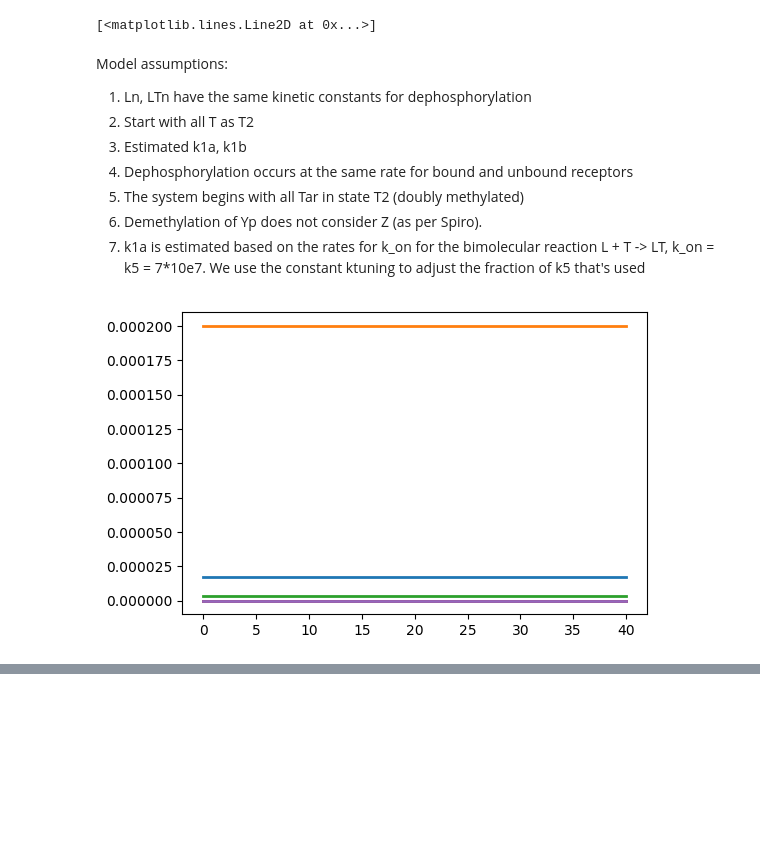
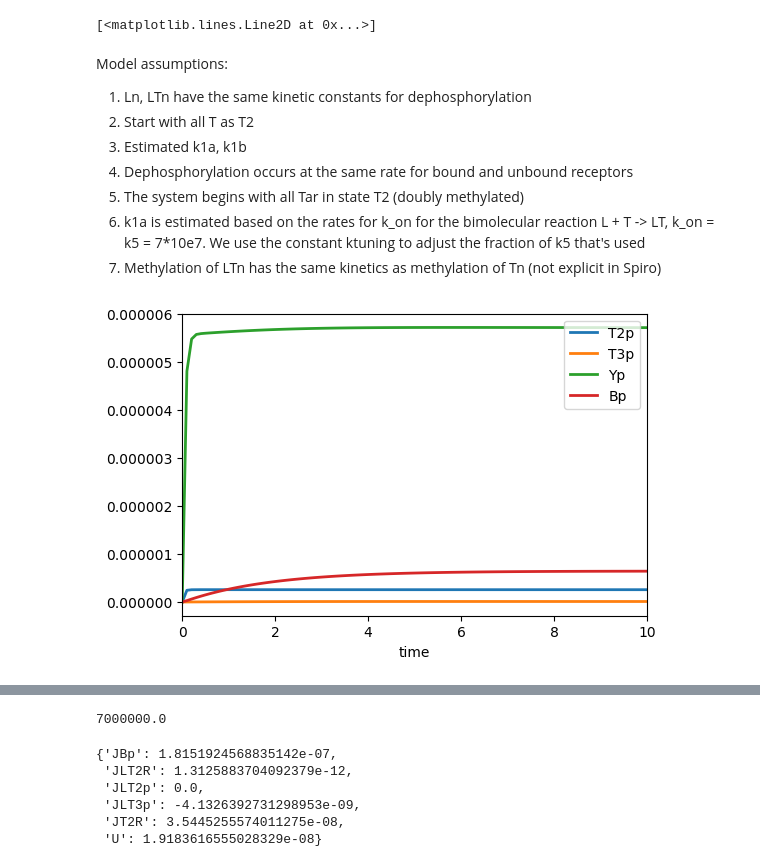
Before and after one commit to ScienceStacks/BioCellControl, a Jupyter notebook: Analysis/chemotaxis.ipynb, the cells around one changed output, grey strips where cells are left out. Drawn from its saved outputs; the diff is of its cells as text; code cells hidden in the pictures; blank space fills up the shorter version.

```diff
--- a/Analysis/chemotaxis.ipynb
+++ b/Analysis/chemotaxis.ipynb
@@ -25,9 +25,9 @@ Model assumptions:
 3. Estimated k1a, k1b
 4. Dephosphorylation occurs at the same rate for bound and unbound receptors
 5. The system begins with all Tar in state T2 (doubly methylated)
-6. Demethylation of Yp does not consider Z (as per Spiro).
-7. k1a is estimated based on the rates for k_on for the bimolecular reaction L + T -> LT, k_on = k5 = 7*10e7.
+6. k1a is estimated based on the rates for k_on for the bimolecular reaction L + T -> LT, k_on = k5 = 7*10e7.
    We use the constant ktuning to adjust the fraction of k5 that's used
+7. Methylation of LTn has the same kinetics as methylation of Tn (not explicit in Spiro)
 # %%
 %matplotlib inline
 import tellurium as te
@@ -43,11 +43,18 @@ rr = te.loada('''
       LT3R -> LT4 + R; k4c*LT3R
       #   Details of Tn + R <-> TnR
       T2R -> T2 + R; k1a*T2R
-      T2 + R -> T2R; k1b*T2*R
+JT2R: T2 + R -> T2R; k1b*T2*R
       T3R -> T3 + R; k2a*T3R
       T3 + R -> T3R; k2b*T3*R
       T4R -> T4 + R; k3a*T4R
       T4 + R -> T4R; k3b*T4*R
+      #   Details of LTn + R <-> LTnR (not in Spiro)
+      LT2R -> LT2 + R; k1a*LT2R
+JLT2R: LT2 + R -> LT2R; k1b*LT2*R
+      LT3R -> LT3 + R; k2a*LT3R
+      LT3 + R -> LT3R; k2b*LT3*R
+      LT4R -> LT4 + R; k3a*LT4R
+      LT4 + R -> LT4R; k3b*LT4*R
       # Demethylation reactions
       T3 + Bp -> T2 + Bp; k_1*T3*Bp
       T4 + Bp -> T3 + Bp; k_2*T4*Bp
@@ -57,15 +64,15 @@ rr = te.loada('''
       L + T2 -> LT2; k5*T2*L
       L + T3 -> LT3; k5*T3*L
       L + T4 -> LT4; k5*T4*L
-      LT2 -> T2 + L; k_5*LT2
+   U: LT2 -> T2 + L; k_5*LT2
       LT3 -> T3 + L; k_5*LT3
       LT4 -> T4 + L; k_5*LT4
       # Autophosphorylation reactions
       T2 -> T2p; k8*T2
-      T3 -> T3p; k9*T2
-      T4 -> T4p; k10*T2
-      LT2 -> LT2p; k11*LT2
-      LT3 -> LT3p; k12*LT3
+      T3 -> T3p; k9*T3
+      T4 -> T4p; k10*T4
+JLT2p: LT2 -> LT2p; k11*LT2
+JLT3p: LT3 -> LT3p; k12*LT3
       LT4 -> LT4p; k13*LT4
       # B phosphorylations
       T2p + B -> T2 + Bp; kb*T2p*B
@@ -82,12 +89,12 @@ rr = te.loada('''
       LT3p + Y -> LT3 + Yp; ky*LT3p*Y
       LT4p + Y -> LT4 + Yp; ky*LT4p*Y
       # B & Y dephosphorylations
-      Bp -> B; k_b*Bp
+ JBp: Bp -> B; k_b*Bp
       Yp + Z -> Y + Z; k_y*Yp*Z
       # CONSTANTS from Table 3, except k1a (which is noted above).
-      k1a = 10*10e6
-      ktuning = 0.9
+      ktuning = 1
       k1b = ktuning*k5
+      k1a = 1.7e-6*1/k1b
       k2a = k1a
       k2b = k1b
       k3a = k1a
@@ -96,50 +103,55 @@ rr = te.loada('''
       k2c = 0.1*k1c
       k3c = 30*k2c
       k4c = k3c
-      k5  = 7*10e7
+      k5  = 7e7
       k_5 = 70
-      k_1 = 4*10e5
-      k_2 = 3*10e4
+      k_1 = 4e5
+      k_2 = 3e4
       k_3 = k_1
       k_4 = k_2
       k8 = 15
       k9 = 3*k8
       k10 = 3.2*k8
       k11 = 0
       k12 = 1.1*k8
       k13 = 0.72*k10
-      kb = 8*10e5
-      ky = 3*10e7
+      kb = 8e5
+      ky = 3e7
       k_b = 0.35
-      k_y = 5*10e5
+      k_y = 5e5
       # INITIAL VALUES from Table 2
-      T2 = 8*10e-6
-      R = 0.3*10e-6
-      B = 1.7*10e-6
-      Y = 20*10e-6
+      T2 = 8e-6
+      R = 0.3e-6
+      B = 1.7e-6
+      Y = 20e-6
       T2R = 0
       T3R = 0
       LT2R = 0
       LT3R = 0
+      L = 0.11e-3
       L = 0
-      T2 = 0
       T3 = 0
       T4 = 0
       LT2 = 0
       LT3 = 0
       LT4 = 0
       T2p = 0
       T3p = 0
       T4p = 0
       LT2p = 0
       LT3p = 0
       LT4p = 0
       Yp = 0
       Bp = 0
+      Z = 40e-6
     end
 ''')
 
-result = rr.simulate(0, 40, 500)
-te.plotArray(result)
+#rr.timeCourseSelections = ['time', 'T2R', 'LT2', 'LT2p', 'Yp', 'T3R']
+#rr.timeCourseSelections = ['time', 'LT2', 'LT3', 'LT2p', 'LT2R', 'LT4', 'Bp']
+rr.timeCourseSelections = ['time', 'T2p', 'T3p','Yp', 'Bp']
+end_time = 10
+result = rr.simulate(0, end_time, 10*end_time)
+rr.plot(result, xlim=[0, end_time])
 # %% [output]
-[figure, old version]
+[figure, new version]
@@ -146,0 +159,18 @@ te.plotArray(result)
+# %%
+rr.k1b
+# %% [output]
+7000000.0
+# %%
+def getReactionRate(id):
+  idx = rr.getReactionIds().index(id)
+  return rr.getReactionRates()[idx]
+
+ids = ['JLT2R', 'U', 'JBp', 'JT2R', 'JLT2p', 'JLT3p']
+{id: getReactionRate(id) for id in ids}
+# %% [output]
+{'JBp': 1.8151924568835142e-07,
+ 'JLT2R': 1.3125883704092379e-12,
+ 'JLT2p': 0.0,
+ 'JLT3p': -4.1326392731298953e-09,
+ 'JT2R': 3.5445255574011275e-08,
+ 'U': 1.9183616555028329e-08}
```
Also changed, not shown: parts of 3 cells of this notebook.
